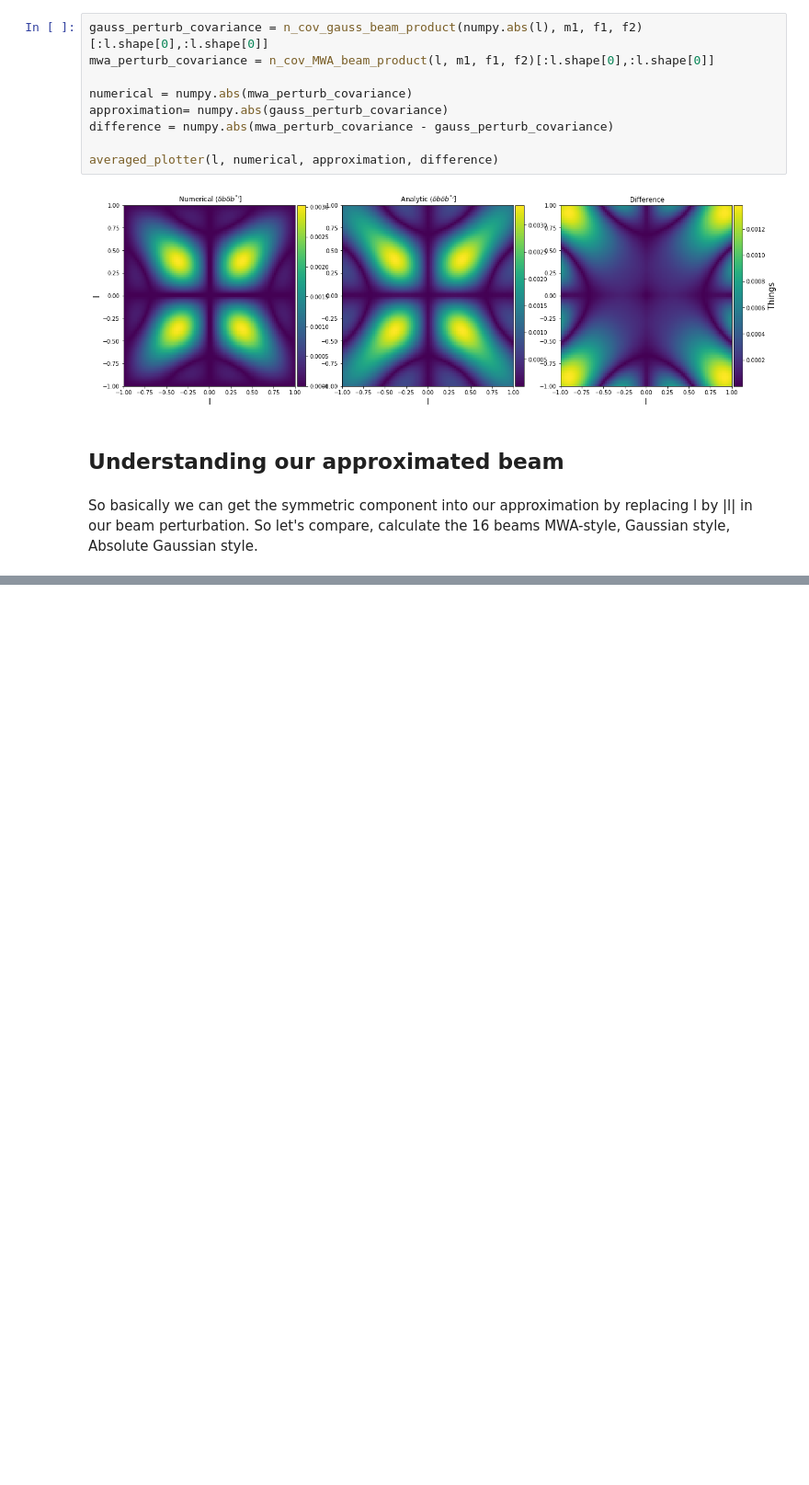
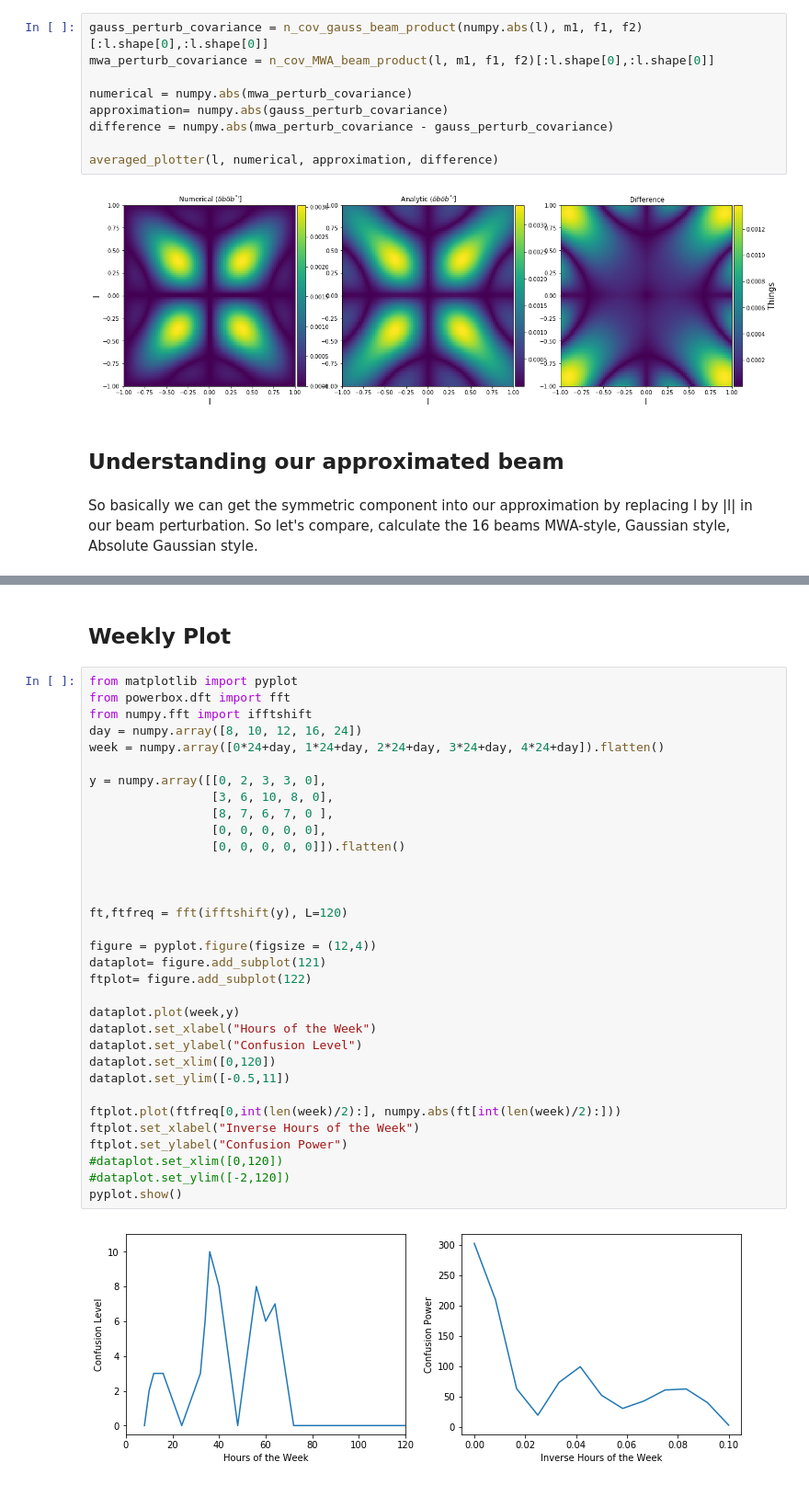
Before and after one commit to ronniyjoseph/Beam-Perturbations, a Jupyter notebook: Beam Covariance Re-do.ipynb, the cells around one changed output, grey strips where cells are left out. Shown at 92% size. Drawn from its saved outputs; the diff is of its cells as text; blank space fills up the shorter version.

```diff
--- a/Beam Covariance Re-do.ipynb
+++ b/Beam Covariance Re-do.ipynb
@@ -846 +850,38 @@ for faulty_dipole in range(16):
 ... (4 outputs left out)
+# %% [markdown]
+## Weekly Plot
+# %%
+from matplotlib import pyplot
+from powerbox.dft import fft
+from numpy.fft import ifftshift
+day = numpy.array([8, 10, 12, 16, 24])
+week = numpy.array([0*24+day, 1*24+day, 2*24+day, 3*24+day, 4*24+day]).flatten()
+
+y = numpy.array([[0, 2, 3, 3, 0],
+                 [3, 6, 10, 8, 0],
+                 [8, 7, 6, 7, 0 ],
+                 [0, 0, 0, 0, 0],
+                 [0, 0, 0, 0, 0]]).flatten()
+
+
+
+ft,ftfreq = fft(ifftshift(y), L=120)
+
+figure = pyplot.figure(figsize = (12,4))
+dataplot= figure.add_subplot(121)
+ftplot= figure.add_subplot(122)
+
+dataplot.plot(week,y)
+dataplot.set_xlabel("Hours of the Week")
+dataplot.set_ylabel("Confusion Level")
+dataplot.set_xlim([0,120])
+dataplot.set_ylim([-0.5,11])
+
+ftplot.plot(ftfreq[0,int(len(week)/2):], numpy.abs(ft[int(len(week)/2):]))
+ftplot.set_xlabel("Inverse Hours of the Week")
+ftplot.set_ylabel("Confusion Power")
+#dataplot.set_xlim([0,120])
+#dataplot.set_ylim([-2,120])
+pyplot.show()
+# %% [output]
+[figure, added]
```
Also changed, not shown: parts of 6 cells of this notebook, 1 other file.
